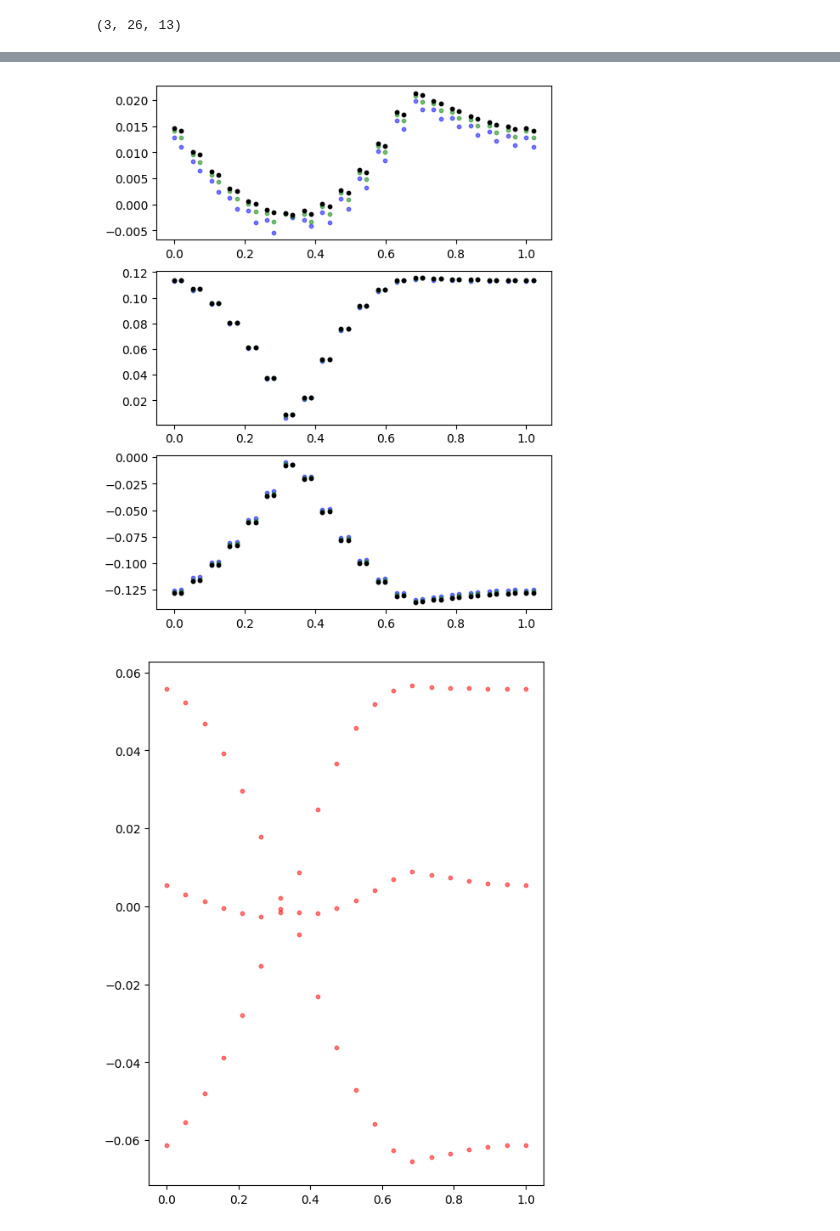
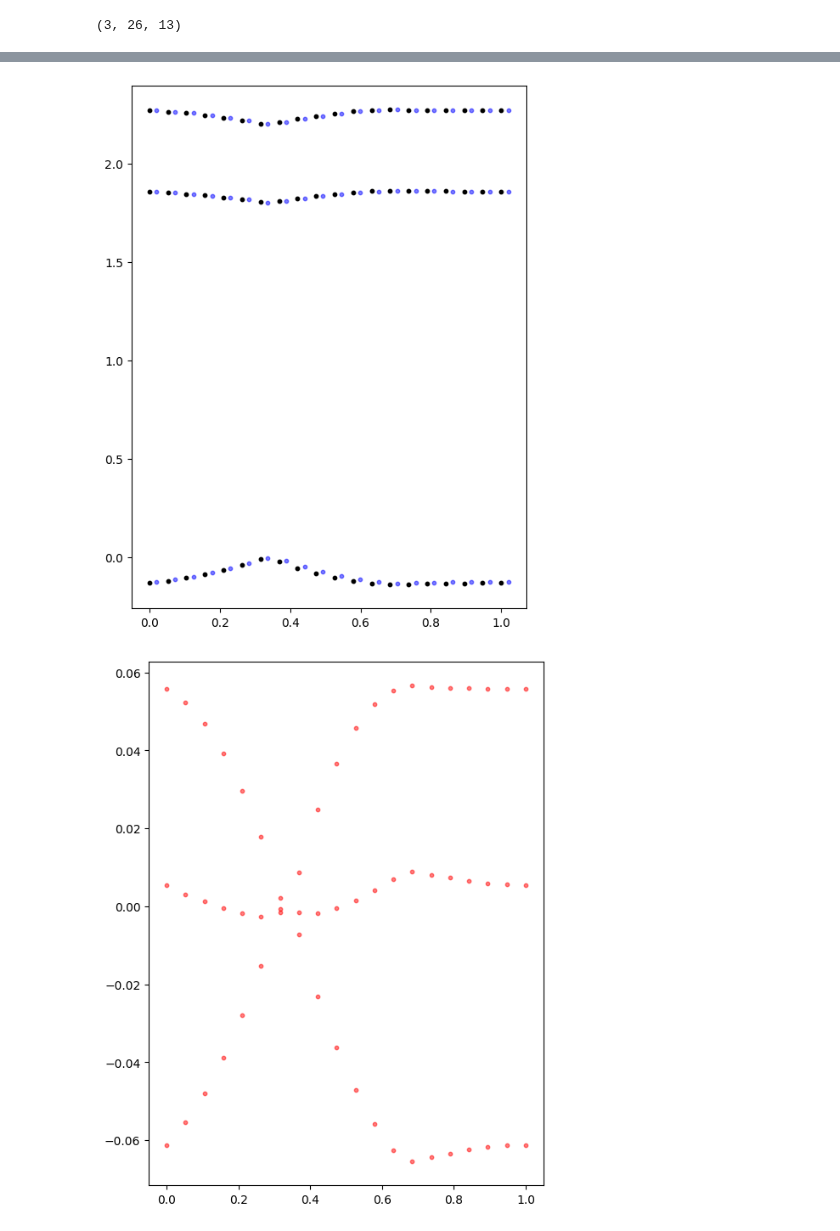
Before and after one commit to ChriGomm/master, a Jupyter notebook: numerics/dip_dip.ipynb, the cells around one changed output, grey strips where cells are left out. Drawn from its saved outputs; the diff is of its cells as text; code cells hidden in the pictures.

```diff
--- a/numerics/dip_dip.ipynb
+++ b/numerics/dip_dip.ipynb
@@ -483,6 +483,7 @@ def interaction_AA(i: int,j: int,k: np.ndarray, interaction: Callable[[], float]
     total_potential_mixed = 0
     total_potential_eq_mixed = 0
     # test = np.zeros((grid_size*2+1,grid_size), dtype=complex)
+
     for n in range(grid_size):
         for m in range(grid_size):
 
@@ -501,7 +502,7 @@ def interaction_AA(i: int,j: int,k: np.ndarray, interaction: Callable[[], float]
             # test[n*2+1,m] = potential
 
         # Del_R_vecB = latticeB[:,-1,n] - R0
-
+    # print("AA: ",i,j,"on same site: ",total_potential_eq+total_potential_eq_mixed,"different_sites",total_potential_mixed)
         # total_potential_eq_mixed -= interaction(Del_R_vecB,i,j)
         # test[-1,m] = -interaction(Del_R_vecB,i,j)
     # print(f"AA: i={i}, j={j}, test= {test}")
@@ -522,6 +523,7 @@ def interaction_AB(i,j,k, interaction,latticeA,latticeB,grid_size):
             # test[n,m] = interaction(Del_R_vec,i,j)
     # print(f"AB: i={i}, j={j}, test= {test}")
     # return 0
+    # print("AB: ",total_potential_mixed)
     return total_potential_mixed#, test
 
 
@@ -561,8 +563,8 @@ def D_mat(k: np.ndarray, interaction: Callable[[],float], interaction_onsite: Ca
     # print(f"Test AB: {test_AB}")
     return dmat
 
-# k = k_course(t[-5])
-# dmat = D_mat(k,bare_interaction,no_onsite_interaction,8)
+k = k_course(t[-5])
+dmat = D_mat(k,bare_interaction_coulomb,no_onsite_interaction,40)
 # dmat3 = D_mat_nn(k)
 # dmat1 = np.zeros((3,3),dtype=complex)
 # dmat5 = np.zeros((3,3),dtype=complex)
@@ -571,4 +573,4 @@ def D_mat(k: np.ndarray, interaction: Callable[[],float], interaction_onsite: Ca
 #         dmat1[h,l] = dmat[h,l]+ dmat[h+3,l] +dmat[h,l+3] + dmat[h+3,l+3]
 #         dmat5[h,l] = dmat3[h,l]+ dmat3[h+3,l] +dmat3[h,l+3] + dmat3[h+3,l+3]
 
-# k, dmat, dmat1#/dmat2[0,0]*dmat1[0,0] , t[0]
+k, dmat#, dmat1#/dmat2[0,0]*dmat1[0,0] , t[0]
@@ -765,81 +787,69 @@ def k_course(t: float) -> np.ndarray:
     else:
         return (t-2/3)*3 * (k3-k2) + k2
 
-fig, ax  = plt.subplots(3,1,figsize=(6, 8))
+fig, axi  = plt.subplots(1,1,figsize=(6, 8))
 
-# ax = [axi,axi,axi]
+ax = [axi,axi,axi]
 
 
 t = np.linspace(0, 1,20)
 
 def wrap_kloop(i,grid_size):
     k = k_course(t[i])
-    dmat1 = extended_grid_mat(k,bare_interaction_coulomb,no_onsite_interaction,grid_size)
+    dmat1 = extended_grid_mat(k,bare_interaction_coulomb,bare_interaction_coulomb_onsite,grid_size)
     eigvals1, eigvecs1 = np.linalg.eig(dmat1)
     return eigvals1
 eigs = np.zeros((len(t), 3), dtype=complex)
 for i in range(len(t)):
 # for i in range(2):D_mat_nn(k)#
     k = k_course(t[i])
-    # dmat2 = extended_grid_mat(k,bare_interaction,no_onsite_interaction,6)#D_mat(k,bare_interaction,lambda x, y : 0)
+    # dmat2 = extended_grid_mat(k,bare_interaction,no_onsite_interaction,6)
     # dmat2 = extended_grid_mat(k,bare_interaction_coulomb,no_onsite_interaction,6)
-    # print(dmat2)
-    # print(np.any(np.absolute(np.imag(dmat))>1e-5))
-    # dmat2 =  extended_grid_mat(k,bare_interaction,3)
-    # dmat4 = extended_grid_mat(k,bare_interaction,1)no_onsite_interaction
-    # dmat = D_mat(k,bare_interaction,no_onsite_interaction,6)
-    dmat = D_mat(k,bare_interaction_coulomb,no_onsite_interaction,20)
-    # print(np.sum(np.conjugate(dmat)-dmat))
-    # dmat3 = D_mat_nn(k)
-    dmat3 = D_mat(k,bare_interaction_coulomb,no_onsite_interaction,30)
-    dmat4 = D_mat(k,bare_interaction_coulomb,no_onsite_interaction,40)
+
+    # dmat = D_mat(k,bare_interaction_coulomb,no_onsite_interaction,20)
+    # # print(np.sum(np.conjugate(dmat)-dmat))
+    # # dmat3 = D_mat_nn(k)
+    # dmat3 = D_mat(k,bare_interaction_coulomb,no_onsite_interaction,30)
+    dmat4 = D_mat(k,bare_interaction_coulomb,bare_interaction_coulomb_onsite,60)
     dmat1 = np.zeros((3,3),dtype=complex)
     dmat5 = np.zeros((3,3),dtype=complex)
     dmat6 = np.zeros((3,3),dtype=complex)
     for h in range(3):
         for l in range(3):
-            dmat1[h,l] = dmat[h,l]+ dmat[h+3,l] +dmat[h,l+3] + dmat[h+3,l+3]
-            dmat5[h,l] = dmat3[h,l]+ dmat3[h+3,l] +dmat3[h,l+3] + dmat3[h+3,l+3]
+            # dmat1[h,l] = dmat[h,l]+ dmat[h+3,l] +dmat[h,l+3] + dmat[h+3,l+3]
+            # dmat5[h,l] = dmat3[h,l]+ dmat3[h+3,l] +dmat3[h,l+3] + dmat3[h+3,l+3]
             dmat6[h,l] = dmat4[h,l]+ dmat4[h+3,l] +dmat4[h,l+3] + dmat4[h+3,l+3]
-    eigenvals1, eigvecs1 = np.linalg.eig(dmat1)
+    # eigenvals1, eigvecs1 = np.linalg.eig(dmat1)
 
     # eigenvals2, eigvecs2 = np.linalg.eig(dmat2)
 
     eigenvals6, eigvecs4 = np.linalg.eig(dmat6)
-    eigenvals5, eigvecs5 = np.linalg.eig(dmat5)
+    # eigenvals5, eigvecs5 = np.linalg.eig(dmat5)
     eigs[i] = eigenvals6
-    # print(dmat2, dmat1)
-    # print(dmat1)
-    # eigs[i, :] = sort_eigenvalues(eigvals, eigvecs)
-    # k_course2 = k2+np.array([1,0,0])*(-1/2+t[i])
-    # dmat2 = D_mat(k_course2)
-    # eigvals2, eigvecs2 = np.linalg.eig(dmat2)
-    # eigs2[i, :] = sort_eigenvalues(eigvals2, eigvecs2)/np.max(eigenvals1)*np.max(eigvals2)
-    # Plot the k vector
-    # ax.scatter(k[0], k[1], color='blue', s=10)
-    for index in range(len(eigenvals2)):
-        ax[index].scatter(t[i],eigenvals1[index],color='blue', s=10, alpha=0.5)
-        ax[index].scatter(t[i],eigenvals5[index],color='green', s=10, alpha=0.5)
+
+    for index in range(len(eigenvals6)):
+        # ax[index].scatter(t[i],eigenvals1[index],color='blue', s=10, alpha=0.5)
+        # ax[index].scatter(t[i],eigenvals5[index],color='green', s=10, alpha=0.5)
         # ax[index].scatter(t[i],eigenvals2[index],color='blue', s=10)
         ax[index].scatter(t[i],eigenvals6[index],color='0',s=10)
-    # break
-# eigvals2 = parallel_for([len(t)],wrap_kloop,6).astype(np.complex64)
-# eigvals3 = parallel_for([len(t)],wrap_kloop,9).astype(np.complex64)
-# eigvals2 = parallel_for([len(t)],wrap_kloop,15).astype(np.complex64)
-# # print(eigvals2.shape)
+
+eigvals2 = parallel_for([len(t)],wrap_kloop,6).astype(np.complex64)
+
+
 for i in range(eigvals2.shape[0]):
     eigen = sorted(eigvals2[i])[::-1]
     for j in range(eigvals2.shape[1]):
 
         ax[j].scatter(t[i]+0.02,eigvals2[i,j]*np.max(eigs[i])/np.max(eigen),color='blue', s=10, alpha=0.5)
-        ax[j].scatter(t[i]+0.02,eigvals3[i,j]*np.max(eigs[i])/np.max(eigvals3[i]),color='green', s=10, alpha=0.5)
-        ax[j].scatter(t[i]+0.02,eigvals4[i,j]*np.max(eigs[i])/np.max(eigvals4[i]),color='0', s=10)
+        # ax[j].scatter(t[i]+0.02,eigvals3[i,j]*np.max(eigs[i])/np.max(eigvals3[i]),color='green', s=10, alpha=0.5)
+        # ax[j].scatter(t[i]+0.02,eigvals4[i,j]*np.max(eigs[i])/np.max(eigvals4[i]),color='0', s=10)
+        # ax[j].scatter(t[i]+0.02,eigvals5[i,j]*np.max(eigs[i])/np.max(eigvals5[i]),color='red', s=10)
         # ax[j].scatter(t[i],eigen[j]*np.max(eigs[i])/np.max(eigen),color='red', s=10, alpha=0.5)
-#         ax.scatter(t[i],eigvals4[i,j],color='0',s=10)
+        # ax.scatter(t[i],eigvals4[i,j],color='0',s=10)
         # ax[j].scatter(t[i],eigs[i,j]/np.max(eigs[i])*np.max(eigvals2[i]),color='blue', s=10, alpha=0.5)
-# plt.show()
+plt.show()
 # %% [output]
-[figure, old version]
+[figure, new version]
 # %%
 fig, ax = plt.subplots(1,1,figsize=(6, 8))
 for i in range(eigvals2.shape[0]):
```
Also changed, not shown: parts of 7 cells of this notebook, 4 other files.
